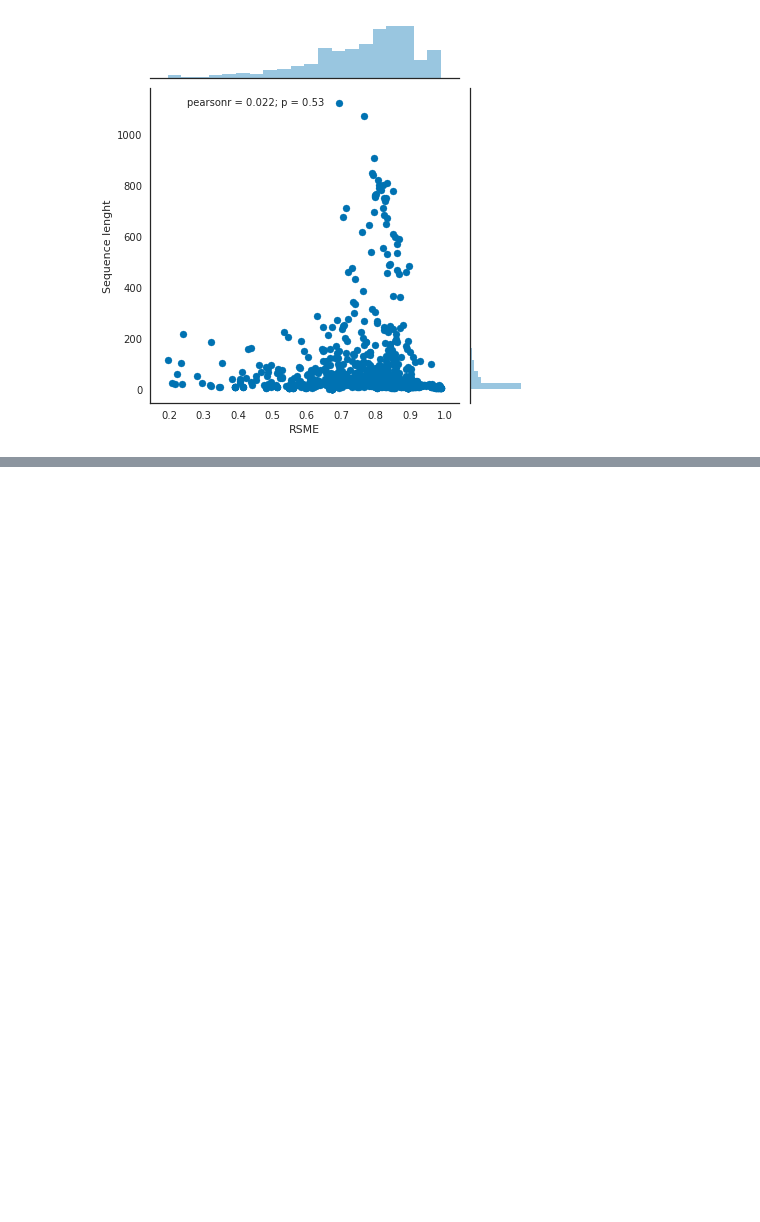
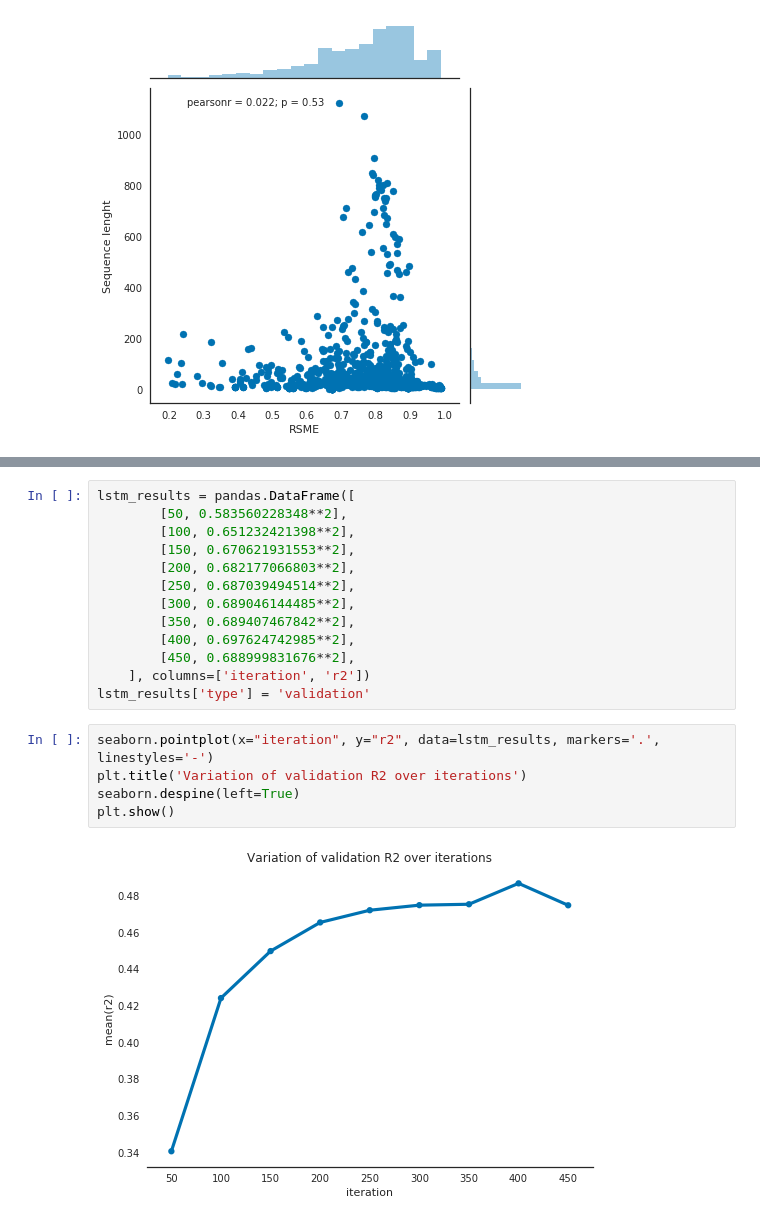
Before and after one commit to mit0110/knowledge_tracing, a Jupyter notebook: notebooks/Compilation of results.ipynb, the cells around one changed output, grey strips where cells are left out. Drawn from its saved outputs; the diff is of its cells as text; blank space fills up the shorter version.

```diff
--- a/notebooks/Compilation of results.ipynb
+++ b/notebooks/Compilation of results.ipynb
@@ -207,0 +266,20 @@ seaborn.jointplot(x='RSME', y='Sequence lenght', data=rmse_results)
+# %%
+lstm_results = pandas.DataFrame([
+        [50, 0.583560228348**2],
+        [100, 0.651232421398**2],
+        [150, 0.670621931553**2],
+        [200, 0.682177066803**2],
+        [250, 0.687039494514**2],
+        [300, 0.689046144485**2],
+        [350, 0.689407467842**2],
+        [400, 0.697624742985**2],
+        [450, 0.688999831676**2],
+    ], columns=['iteration', 'r2'])
+lstm_results['type'] = 'validation'
+# %%
+seaborn.pointplot(x="iteration", y="r2", data=lstm_results, markers='.', linestyles='-')
+plt.title('Variation of validation R2 over iterations')
+seaborn.despine(left=True)
+plt.show()
+# %% [output]
+[figure, added]
```
Also changed, not shown: parts of 22 cells of this notebook, 4 other files.
